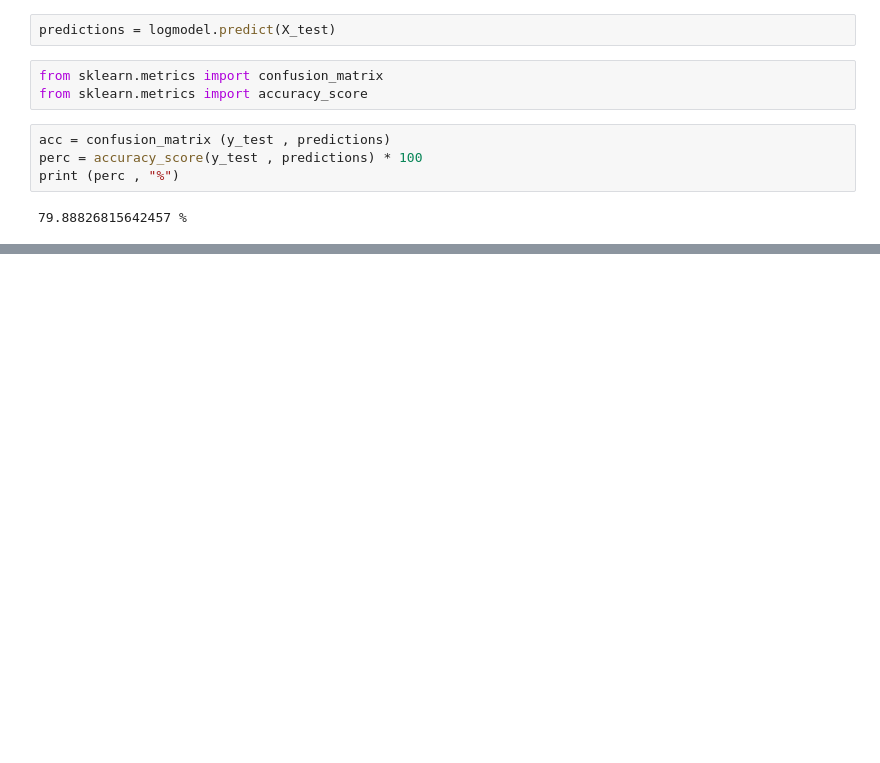
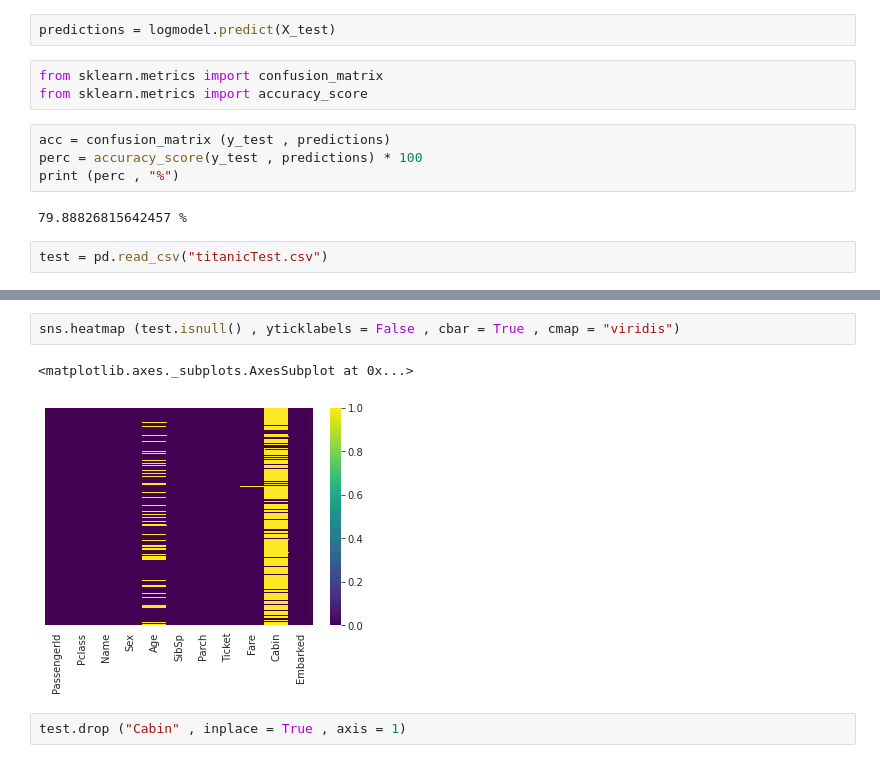
Before and after one commit to tikoosaksham/data_analysis, a Jupyter notebook: TITANIC.ipynb, the cells around one changed output, grey strips where cells are left out. Saved outputs shown, nothing was run; the diff lists cells and outputs as text; blank space fills up the shorter version.

Commit message:
Titanic data set analysis with logistic regression

```diff
--- a/TITANIC.ipynb
+++ b/TITANIC.ipynb
@@ -173,3 +173,5 @@ perc = accuracy_score(y_test , predictions) * 100
 print (perc , "%")
 # %% [output]
 79.88826815642457 %
+# %%
+test = pd.read_csv("titanicTest.csv")
@@ -175,0 +187,7 @@ print (perc , "%")
+# %%
+sns.heatmap (test.isnull() , yticklabels = False , cbar = True , cmap = "viridis")
+# %% [output]
+<matplotlib.axes._subplots.AxesSubplot at 0x...>
+[figure, added]
+# %%
+test.drop ("Cabin" , inplace = True , axis = 1)
```
Also changed, not shown: parts of 18 cells of this notebook.
